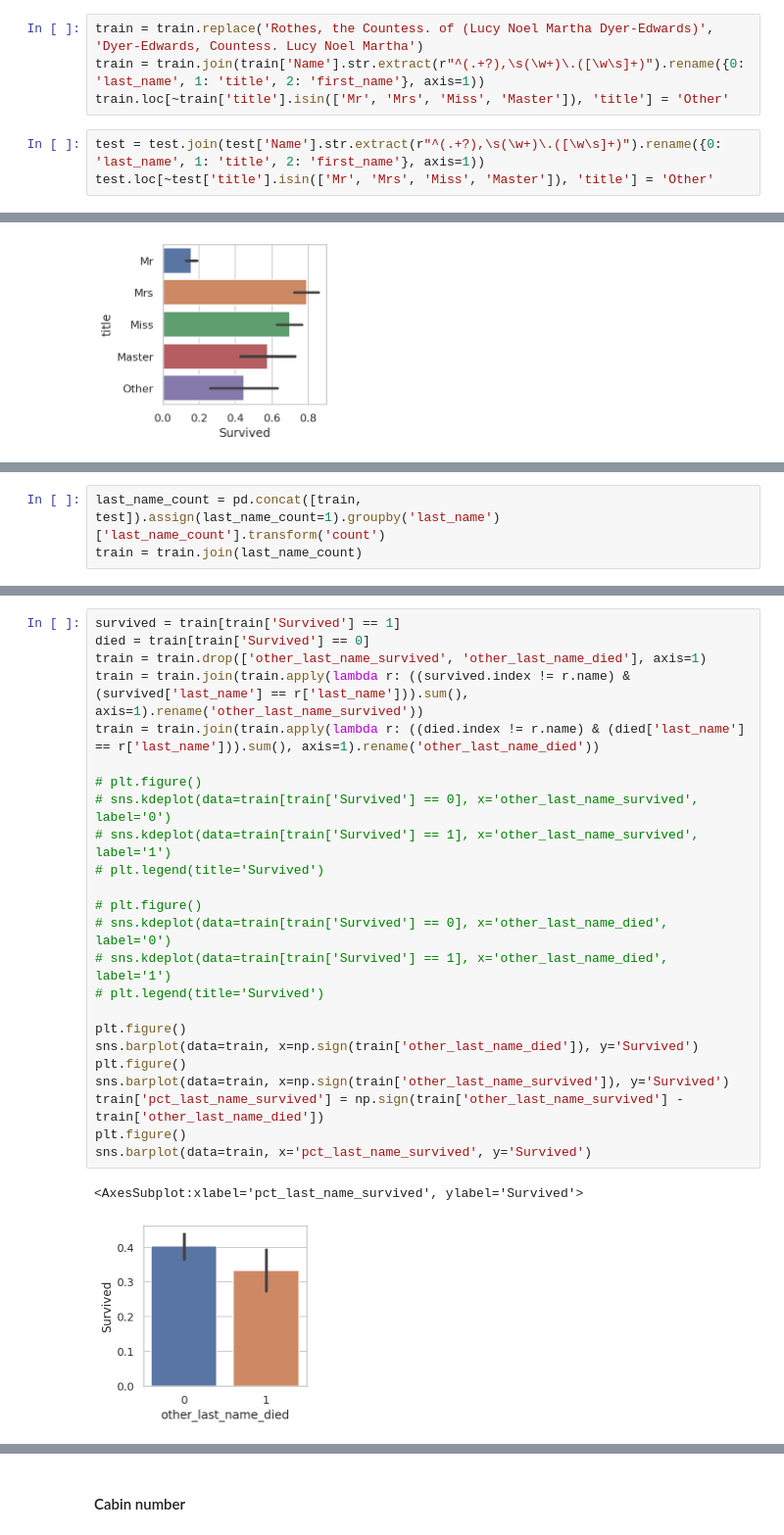
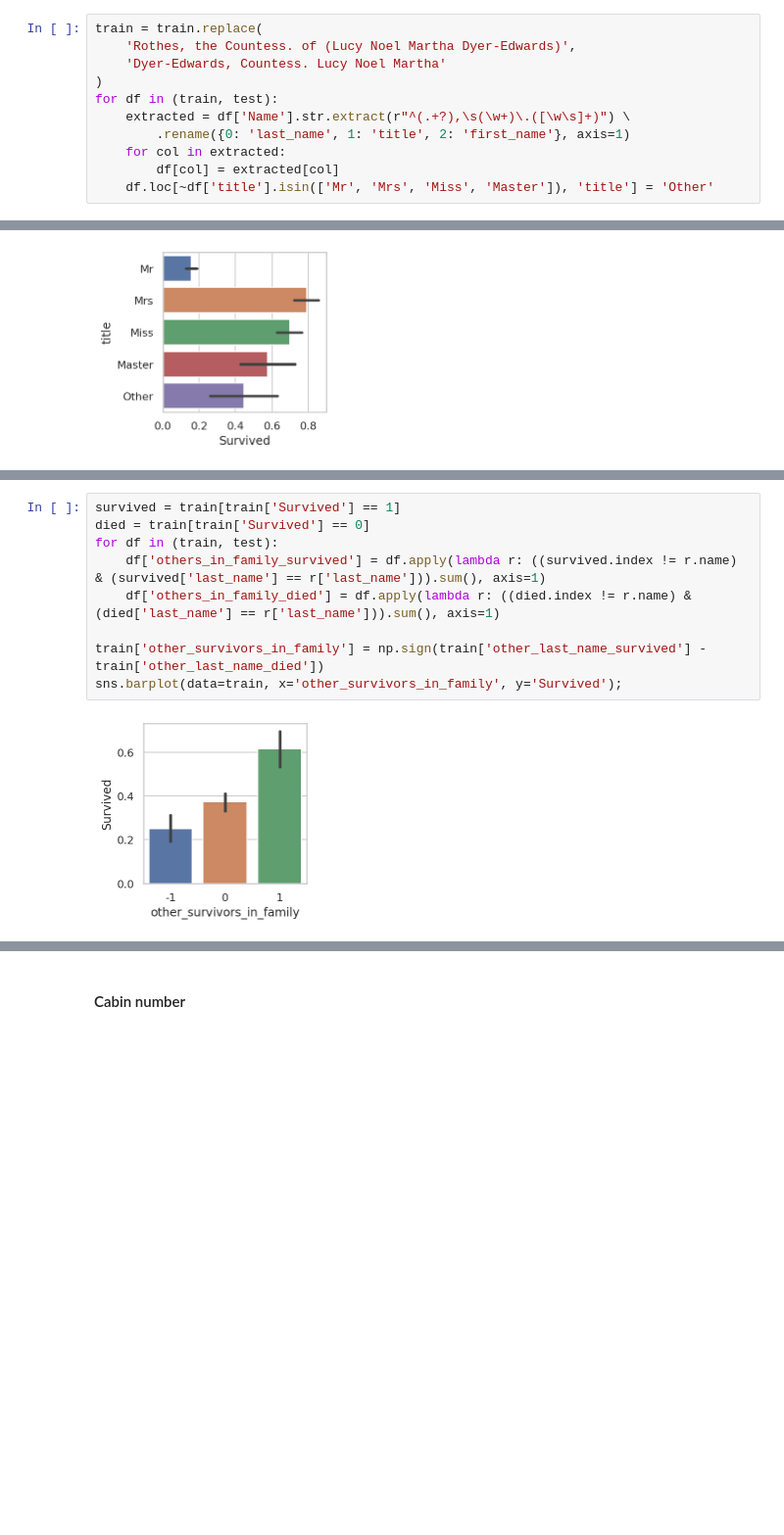
Before and after one commit to dwitvliet/kaggle-titanic, a Jupyter notebook: kaggle-titanic.ipynb, the cells around one changed output, grey strips where cells are left out. Shown at 98% size. Saved outputs shown, nothing was run; the diff lists cells and outputs as text; blank space fills up the shorter version.

Commit message:
Grouping by last name indicates survival

```diff
--- a/kaggle-titanic.ipynb
+++ b/kaggle-titanic.ipynb
@@ -180,10 +180,14 @@ Two potential new pieces of information can be gained from the name:
 # %%
-train = train.replace('Rothes, the Countess. of (Lucy Noel Martha Dyer-Edwards)', 'Dyer-Edwards, Countess. Lucy Noel Martha')
-train = train.join(train['Name'].str.extract(r"^(.+?),\s(\w+)\.([\w\s]+)").rename({0: 'last_name', 1: 'title', 2: 'first_name'}, axis=1))
-train.loc[~train['title'].isin(['Mr', 'Mrs', 'Miss', 'Master']), 'title'] = 'Other'
+train = train.replace(
+    'Rothes, the Countess. of (Lucy Noel Martha Dyer-Edwards)',
+    'Dyer-Edwards, Countess. Lucy Noel Martha'
+)
+for df in (train, test):
+    extracted = df['Name'].str.extract(r"^(.+?),\s(\w+)\.([\w\s]+)") \
+        .rename({0: 'last_name', 1: 'title', 2: 'first_name'}, axis=1)
+    for col in extracted:
+        df[col] = extracted[col]
+    df.loc[~df['title'].isin(['Mr', 'Mrs', 'Miss', 'Master']), 'title'] = 'Other'
-# %%
-test = test.join(test['Name'].str.extract(r"^(.+?),\s(\w+)\.([\w\s]+)").rename({0: 'last_name', 1: 'title', 2: 'first_name'}, axis=1))
-test.loc[~test['title'].isin(['Mr', 'Mrs', 'Miss', 'Master']), 'title'] = 'Other'
 # %%
 sns.barplot(data=train, y='title', x='Survived')
 # %% [output]
@@ -208,3 +195,0 @@ train
-# %%
-last_name_count = pd.concat([train, test]).assign(last_name_count=1).groupby('last_name')['last_name_count'].transform('count')
-train = train.join(last_name_count)
@@ -227,27 +196,11 @@ train
 # %%
 survived = train[train['Survived'] == 1]
 died = train[train['Survived'] == 0]
-train = train.drop(['other_last_name_survived', 'other_last_name_died'], axis=1)
-train = train.join(train.apply(lambda r: ((survived.index != r.name) & (survived['last_name'] == r['last_name'])).sum(), axis=1).rename('other_last_name_survived'))
-train = train.join(train.apply(lambda r: ((died.index != r.name) & (died['last_name'] == r['last_name'])).sum(), axis=1).rename('other_last_name_died'))
+for df in (train, test):
+    df['others_in_family_survived'] = df.apply(lambda r: ((survived.index != r.name) & (survived['last_name'] == r['last_name'])).sum(), axis=1)
+    df['others_in_family_died'] = df.apply(lambda r: ((died.index != r.name) & (died['last_name'] == r['last_name'])).sum(), axis=1)
 
-# plt.figure()
-# sns.kdeplot(data=train[train['Survived'] == 0], x='other_last_name_survived', label='0')
-# sns.kdeplot(data=train[train['Survived'] == 1], x='other_last_name_survived', label='1')
-# plt.legend(title='Survived')
-
-# plt.figure()
-# sns.kdeplot(data=train[train['Survived'] == 0], x='other_last_name_died', label='0')
-# sns.kdeplot(data=train[train['Survived'] == 1], x='other_last_name_died', label='1')
-# plt.legend(title='Survived')
-
-plt.figure()
-sns.barplot(data=train, x=np.sign(train['other_last_name_died']), y='Survived')
-plt.figure()
-sns.barplot(data=train, x=np.sign(train['other_last_name_survived']), y='Survived')
-train['pct_last_name_survived'] = np.sign(train['other_last_name_survived'] - train['other_last_name_died'])
-plt.figure()
-sns.barplot(data=train, x='pct_last_name_survived', y='Survived')
+train['other_survivors_in_family'] = np.sign(train['other_last_name_survived'] - train['other_last_name_died'])
+sns.barplot(data=train, x='other_survivors_in_family', y='Survived');
 # %% [output]
-<AxesSubplot:xlabel='pct_last_name_survived', ylabel='Survived'>
-[figure, old version]
+[figure, new version]
```
Also changed, not shown: parts of 8 cells of this notebook.
